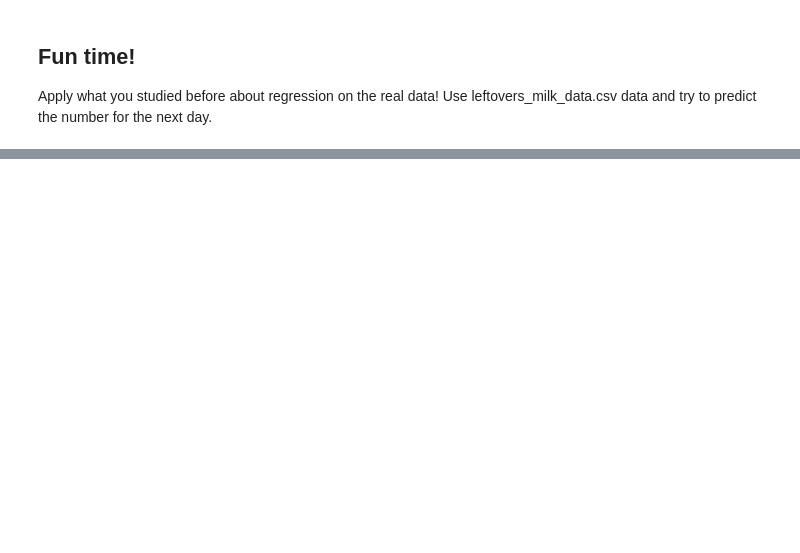
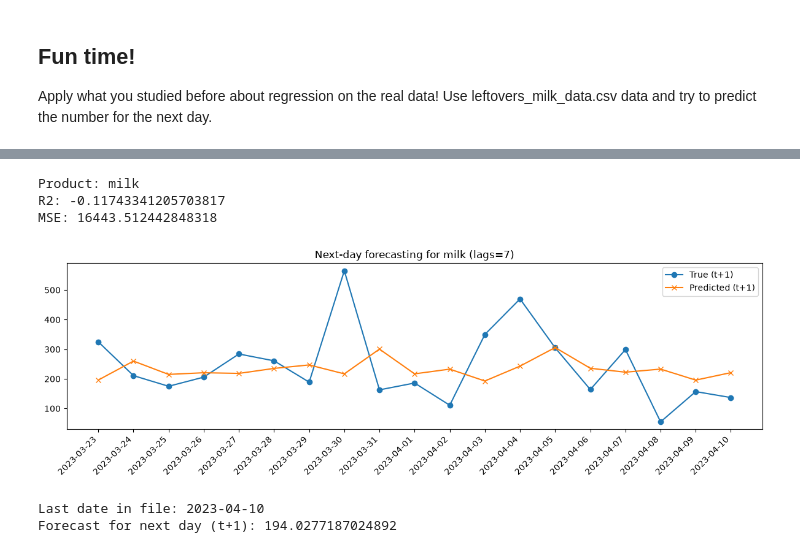
Before and after one commit to KrishnaKumar2002/Digitization-and-Data-Analytics, a Jupyter notebook: DDA EXERCISE/Exercise 6/regression_local.ipynb, the cells around one changed output, grey strips where cells are left out. Saved outputs shown, nothing was run; the diff lists cells and outputs as text; code cells hidden in the pictures; blank space fills up the shorter version.

```diff
--- a/DDA EXERCISE/Exercise 6/regression_local.ipynb
+++ b/DDA EXERCISE/Exercise 6/regression_local.ipynb
@@ -271,0 +455,78 @@ Apply what you studied before about regression on the real data! Use leftovers_m
+# %%
+import pandas as pd
+import numpy as np
+
+import matplotlib.pyplot as plt
+from sklearn.gaussian_process import GaussianProcessRegressor
+from sklearn.linear_model import LinearRegression
+from sklearn.metrics import r2_score, mean_squared_error
+
+# 1) Load
+df = pd.read_csv("leftovers_milk_data.csv")
+
+# Columns: Product, 2023-01-01, 2023-01-02, ...
+date_cols = [c for c in df.columns if c.lower() != "product"]
+date_cols_sorted = sorted(date_cols)  # works for YYYY-MM-DD
+
+# 2) Choose one product to forecast next day (edit this)
+product = "milk"  # "butter" or "cottage cheese"
+
+# Build time series y[t] for the chosen product
+y = df.loc[df["Product"] == product, date_cols_sorted].iloc[0].astype(float).values
+
+# 3) Lag features: predict day t+1 from previous lags ending at t
+lags = 7
+X = []
+Y = []
+# t goes from lags-1 to len(y)-2 so that t+1 is inside bounds
+for t in range(lags - 1, len(y) - 1):
+    # features are y[t], y[t-1], ..., y[t-lags+1]
+    X.append(y[t - lags + 1 : t + 1][::-1])
+    Y.append(y[t + 1])
+
+X = np.array(X)
+Y = np.array(Y)
+
+# 4) Time-based split (no shuffle)
+split_idx = int(len(Y) * 0.8)
+X_train, X_test = X[:split_idx], X[split_idx:]
+Y_train, Y_test = Y[:split_idx], Y[split_idx:]
+
+# 5) Train regressor
+model = LinearRegression()
+model.fit(X_train, Y_train)
+
+# Evaluate
+pred = model.predict(X_test)
+print(f"Product: {product}")
+print("R2:", r2_score(Y_test, pred))
+print("MSE:", mean_squared_error(Y_test, pred))
+
+# 6) Visualizer: true vs predicted on the test range
+# Corresponding test dates are from index (split_idx + lags) to end-1
+# Because Y[k] = y[t+1] where k corresponds to t in [lags-1 ...]
+start_t = (lags - 1) + split_idx
+test_dates = date_cols_sorted[start_t + 1 : len(date_cols_sorted)]
+
+plt.figure(figsize=(12, 4))
+plt.plot(test_dates, Y_test, marker='o', label='True (t+1)')
+plt.plot(test_dates, pred, marker='x', label='Predicted (t+1)')
+plt.xticks(rotation=45, ha='right')
+plt.title(f"Next-day forecasting for {product} (lags={lags})")
+plt.legend()
+plt.tight_layout()
+plt.show()
+
+# 7) Forecast the next day after the last date in the file
+last_lag_vector = y[-lags:][::-1].reshape(1, -1)  # features for t = last day
+next_day_pred = model.predict(last_lag_vector)[0]
+
+print("Last date in file:", date_cols_sorted[-1])
+print("Forecast for next day (t+1):", next_day_pred)
+# %% [output]
+Product: milk
+R2: -0.11743341205703817
+MSE: 16443.512442848318
+[figure, added]
+Last date in file: 2023-04-10
+Forecast for next day (t+1): 194.0277187024892
```
Also changed, not shown: parts of 11 cells of this notebook, 1 other file.
